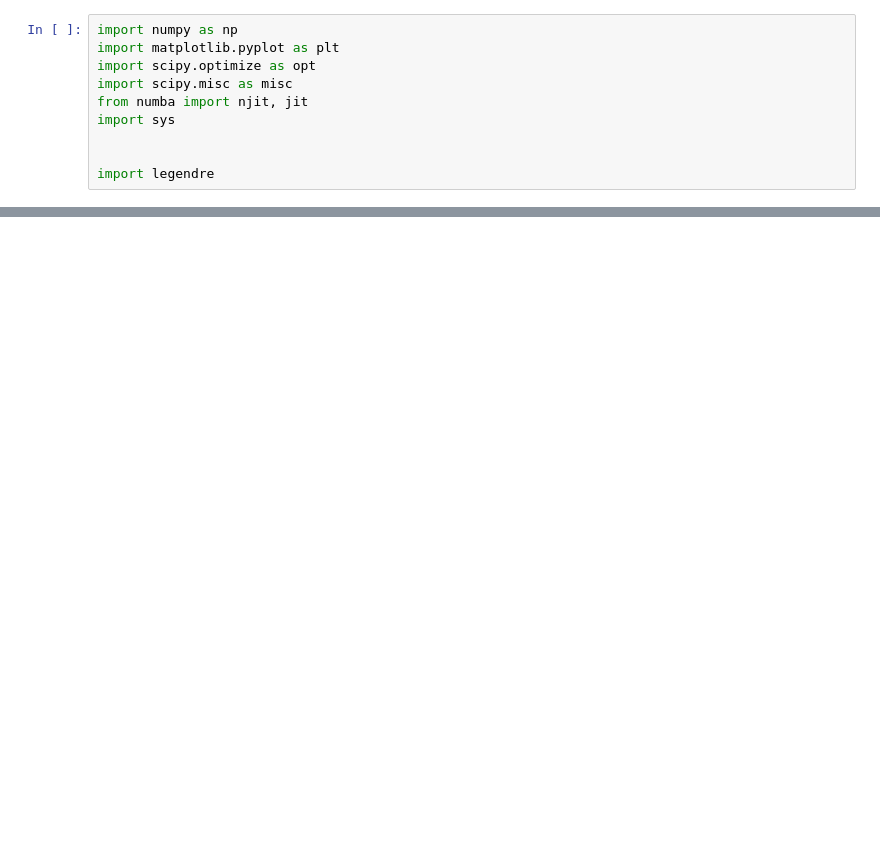
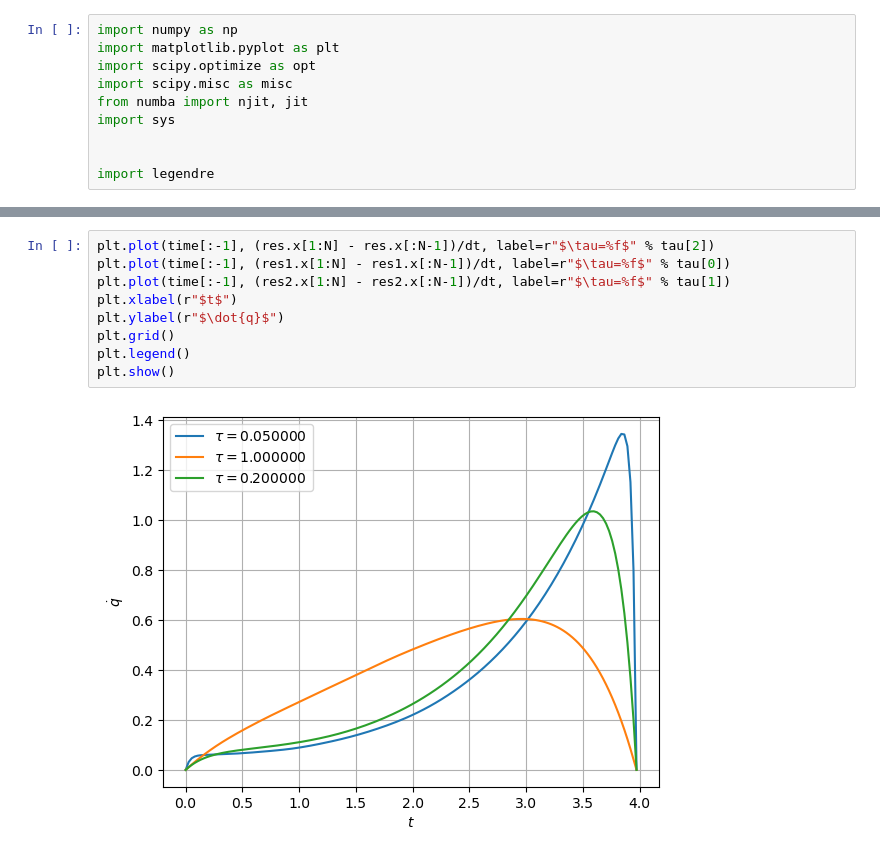
Before and after one commit to larstors/Internship, a Jupyter notebook: numerics/output.ipynb, the cells around one changed output, grey strips where cells are left out. Drawn from its saved outputs; the diff is of its cells as text; blank space fills up the shorter version.

```diff
--- a/numerics/output.ipynb
+++ b/numerics/output.ipynb
@@ -92,0 +296,11 @@ ax[1].grid()
+# %%
+plt.plot(time[:-1], (res.x[1:N] - res.x[:N-1])/dt, label=r"$\tau=%f$" % tau[2])
+plt.plot(time[:-1], (res1.x[1:N] - res1.x[:N-1])/dt, label=r"$\tau=%f$" % tau[0])
+plt.plot(time[:-1], (res2.x[1:N] - res2.x[:N-1])/dt, label=r"$\tau=%f$" % tau[1])
+plt.xlabel(r"$t$")
+plt.ylabel(r"$\dot{q}$")
+plt.grid()
+plt.legend()
+plt.show()
+# %% [output]
+[figure, added]
```
Also changed, not shown: parts of 12 cells of this notebook, 3 other files.
